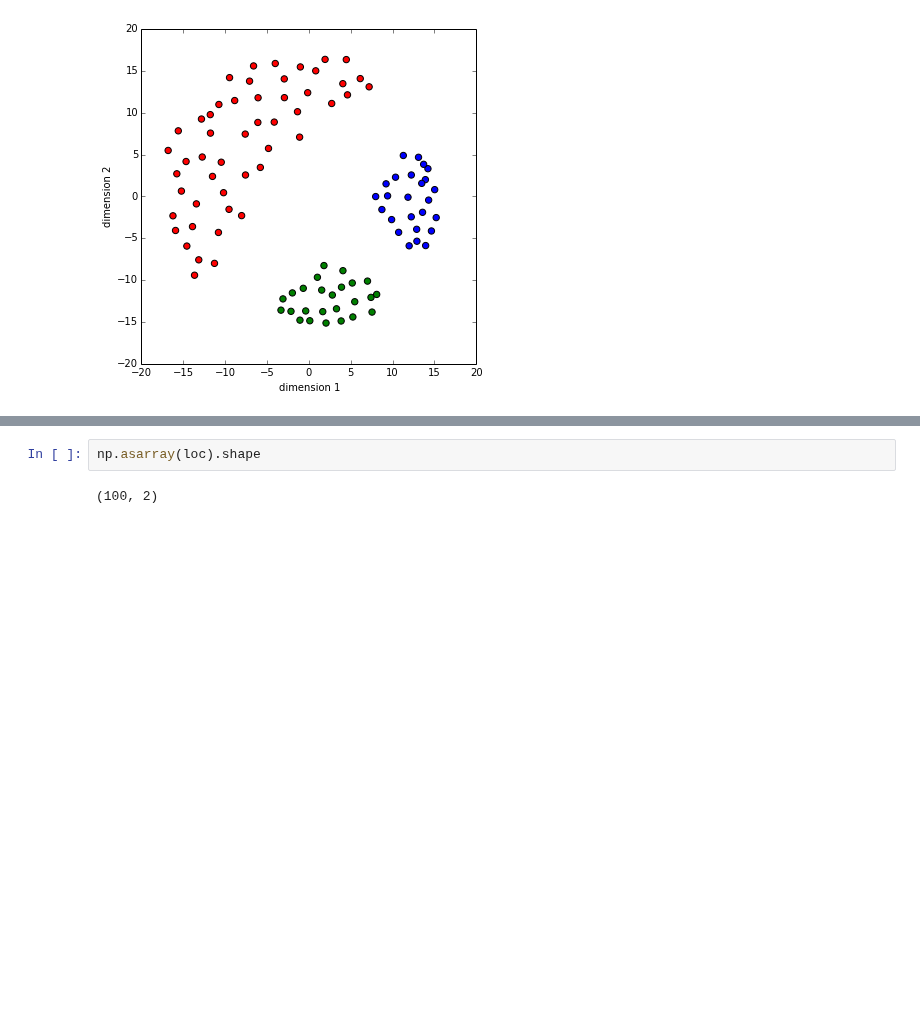
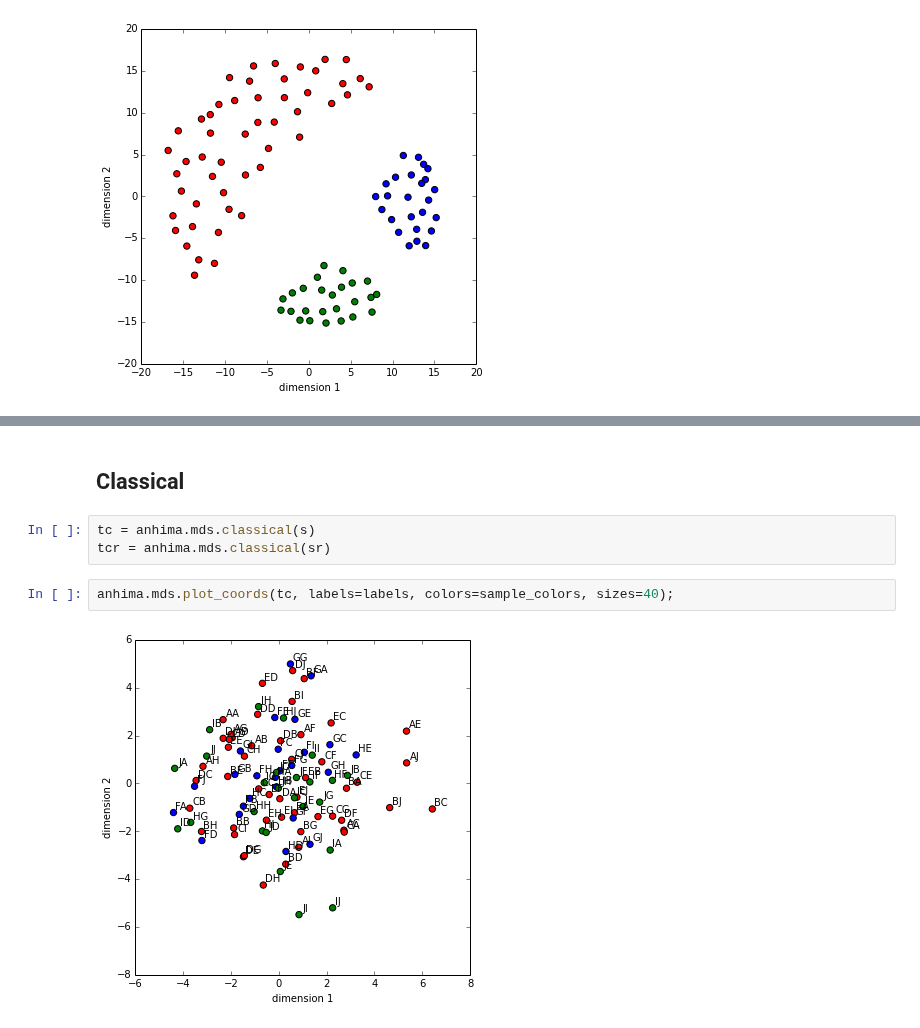
Before and after one commit to alimanfoo/anhima, a Jupyter notebook: examples/mds.ipynb, the cells around one changed output, grey strips where cells are left out. Drawn from its saved outputs; the diff is of its cells as text; blank space fills up the shorter version.

Commit message:
closes #13 by adding classical mds

```diff
--- a/examples/mds.ipynb
+++ b/examples/mds.ipynb
@@ -81,4 +58,9 @@ loc
-# %%
-np.asarray(loc).shape
-# %% [output]
-(100, 2)
+# %% [markdown]
+## Classical
+# %%
+tc = anhima.mds.classical(s)
+tcr = anhima.mds.classical(sr)
+# %%
+anhima.mds.plot_coords(tc, labels=labels, colors=sample_colors, sizes=40);
+# %% [output]
+[figure, added]
```
Also changed, not shown: parts of 8 cells of this notebook, 1 other file.
